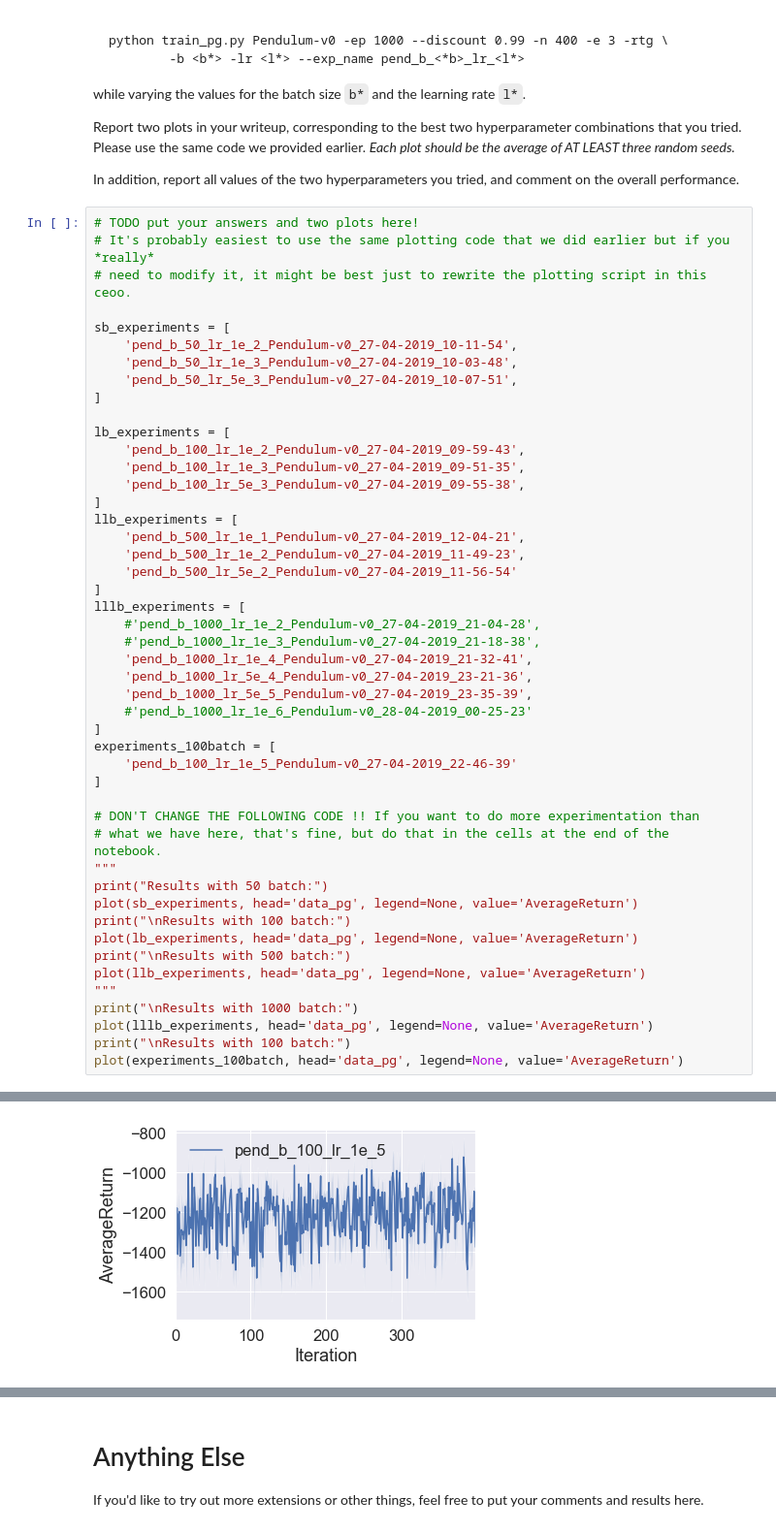
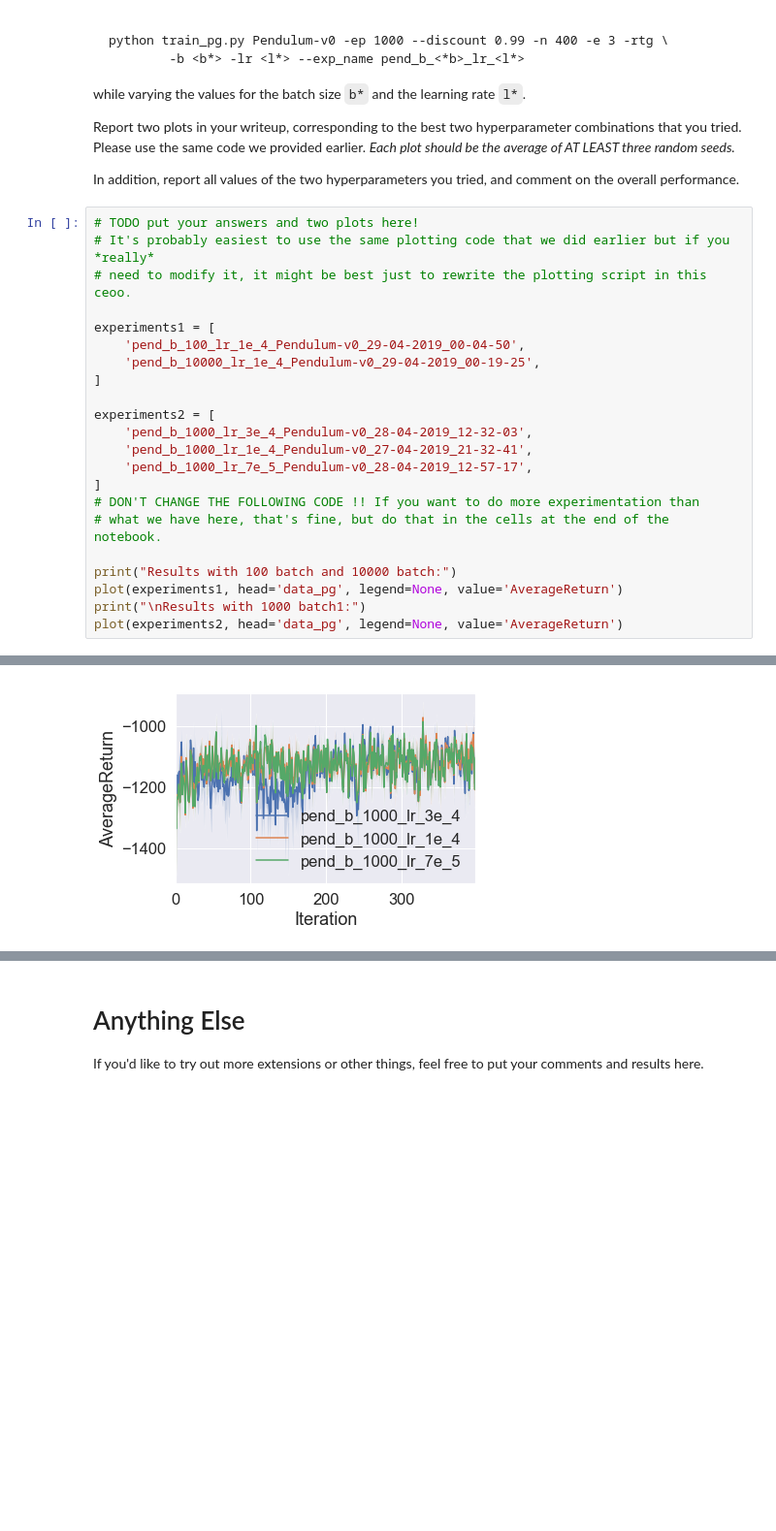
Before and after one commit to dongsubkim/CS182_HW4, a Jupyter notebook: Part01_Policy-Gradients.ipynb, the cells around one changed output, grey strips where cells are left out. Shown at 97% size. Saved outputs shown, nothing was run; the diff lists cells and outputs as text; blank space fills up the shorter version.

```diff
--- a/Part01_Policy-Gradients.ipynb
+++ b/Part01_Policy-Gradients.ipynb
@@ -370,46 +370,21 @@ on the overall performance.
 # It's probably easiest to use the same plotting code that we did earlier but if you *really*
 # need to modify it, it might be best just to rewrite the plotting script in this ceoo.
 
-sb_experiments = [
-    'pend_b_50_lr_1e_2_Pendulum-v0_27-04-2019_10-11-54',
-    'pend_b_50_lr_1e_3_Pendulum-v0_27-04-2019_10-03-48',
-    'pend_b_50_lr_5e_3_Pendulum-v0_27-04-2019_10-07-51',
+experiments1 = [
+    'pend_b_100_lr_1e_4_Pendulum-v0_29-04-2019_00-04-50',
+    'pend_b_10000_lr_1e_4_Pendulum-v0_29-04-2019_00-19-25',
 ]
 
-lb_experiments = [
-    'pend_b_100_lr_1e_2_Pendulum-v0_27-04-2019_09-59-43',
-    'pend_b_100_lr_1e_3_Pendulum-v0_27-04-2019_09-51-35',
-    'pend_b_100_lr_5e_3_Pendulum-v0_27-04-2019_09-55-38',
+experiments2 = [
+    'pend_b_1000_lr_3e_4_Pendulum-v0_28-04-2019_12-32-03',
+    'pend_b_1000_lr_1e_4_Pendulum-v0_27-04-2019_21-32-41',
+    'pend_b_1000_lr_7e_5_Pendulum-v0_28-04-2019_12-57-17',
 ]
-llb_experiments = [
-    'pend_b_500_lr_1e_1_Pendulum-v0_27-04-2019_12-04-21',
-    'pend_b_500_lr_1e_2_Pendulum-v0_27-04-2019_11-49-23',
-    'pend_b_500_lr_5e_2_Pendulum-v0_27-04-2019_11-56-54'
-]
-lllb_experiments = [
-    #'pend_b_1000_lr_1e_2_Pendulum-v0_27-04-2019_21-04-28',
-    #'pend_b_1000_lr_1e_3_Pendulum-v0_27-04-2019_21-18-38',
-    'pend_b_1000_lr_1e_4_Pendulum-v0_27-04-2019_21-32-41',
-    'pend_b_1000_lr_5e_4_Pendulum-v0_27-04-2019_23-21-36',
-    'pend_b_1000_lr_5e_5_Pendulum-v0_27-04-2019_23-35-39',
-    #'pend_b_1000_lr_1e_6_Pendulum-v0_28-04-2019_00-25-23'
-]
-experiments_100batch = [
-    'pend_b_100_lr_1e_5_Pendulum-v0_27-04-2019_22-46-39'
-]
-
 # DON'T CHANGE THE FOLLOWING CODE !! If you want to do more experimentation than
 # what we have here, that's fine, but do that in the cells at the end of the notebook.
-"""
-print("Results with 50 batch:")
-plot(sb_experiments, head='data_pg', legend=None, value='AverageReturn')
-print("\nResults with 100 batch:")
-plot(lb_experiments, head='data_pg', legend=None, value='AverageReturn')
-print("\nResults with 500 batch:")
-plot(llb_experiments, head='data_pg', legend=None, value='AverageReturn')
-"""
-print("\nResults with 1000 batch:")
-plot(lllb_experiments, head='data_pg', legend=None, value='AverageReturn')
-print("\nResults with 100 batch:")
-plot(experiments_100batch, head='data_pg', legend=None, value='AverageReturn')
+
+print("Results with 100 batch and 10000 batch:")
+plot(experiments1, head='data_pg', legend=None, value='AverageReturn')
+print("\nResults with 1000 batch1:")
+plot(experiments2, head='data_pg', legend=None, value='AverageReturn')
 # %% [output]
@@ -419 +394 @@ Results with 100 batch:
-[figure, old version]
+[figure, new version]
```
Also changed, not shown: parts of 4 cells of this notebook, 2 other files.
